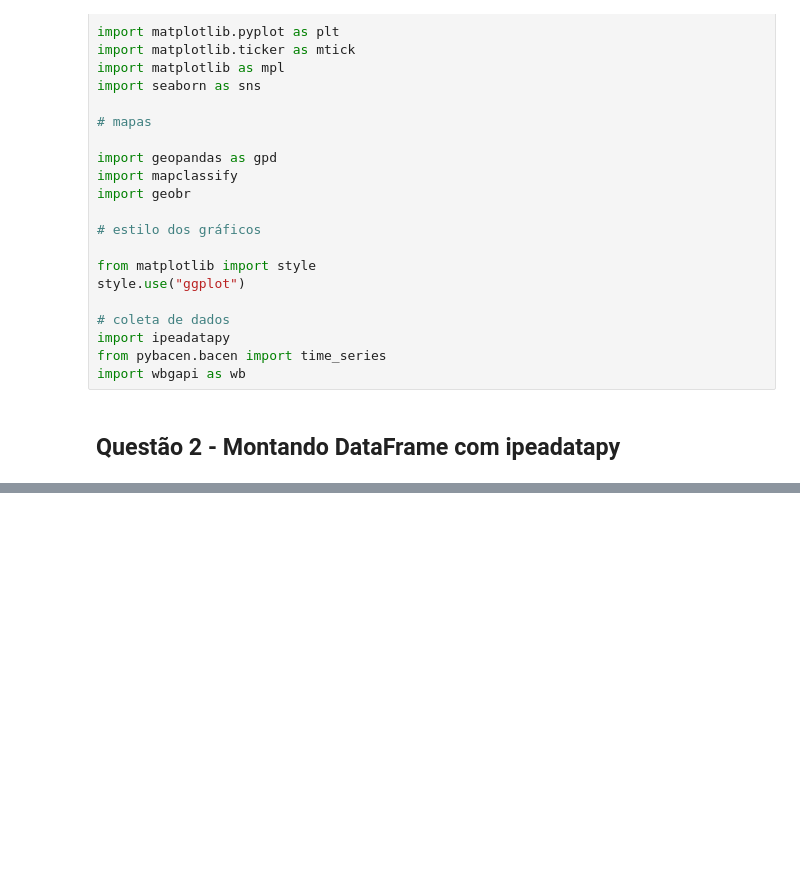
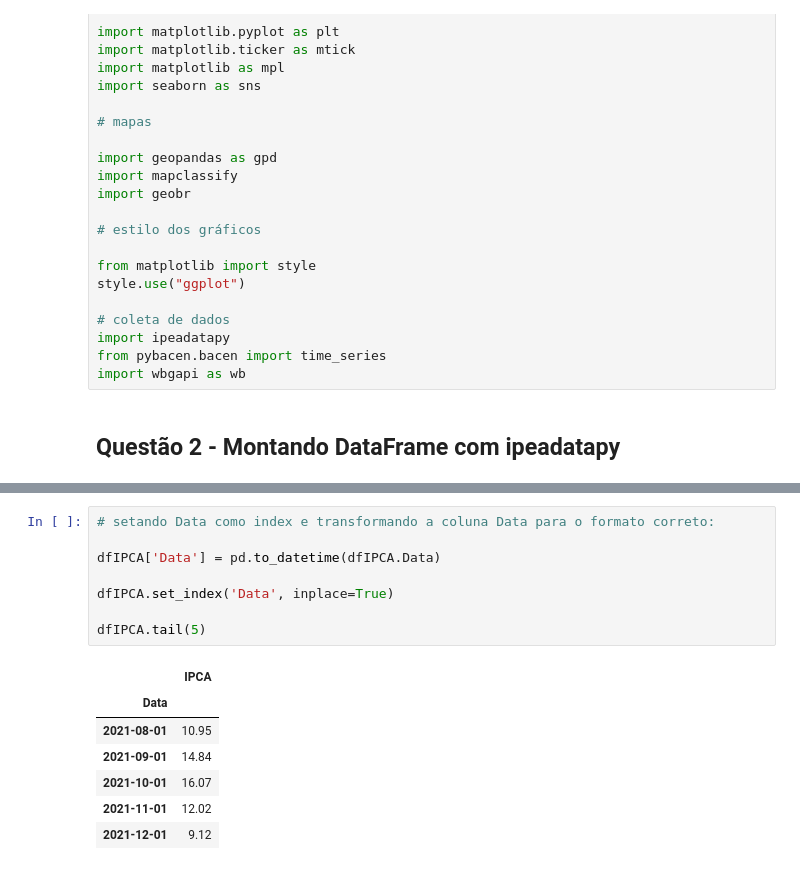
Before and after one commit to Pugianf/Big_Data_and_Public_Sector_III-Economic_Development, a Jupyter notebook: Trablaho_Final_Big_Data_e_Setor_Público_III.ipynb, the cells around one changed output, grey strips where cells are left out. Saved outputs shown, nothing was run; the diff lists cells and outputs as text; blank space fills up the shorter version.

```diff
--- a/Trablaho_Final_Big_Data_e_Setor_Público_III.ipynb
+++ b/Trablaho_Final_Big_Data_e_Setor_Público_III.ipynb
@@ -63,0 +140,16 @@ dfIPCA
+# %%
+# setando Data como index e transformando a coluna Data para o formato correto:
+
+dfIPCA['Data'] = pd.to_datetime(dfIPCA.Data)
+
+dfIPCA.set_index('Data', inplace=True)
+
+dfIPCA.tail(5)
+# %% [output]
+|  | IPCA |
+| Data |  |
+| 2021-08-01 | 10.95 |
+| 2021-09-01 | 14.84 |
+| 2021-10-01 | 16.07 |
+| 2021-11-01 | 12.02 |
+| 2021-12-01 | 9.12 |
```
Also changed, not shown: parts of 7 cells of this notebook.
